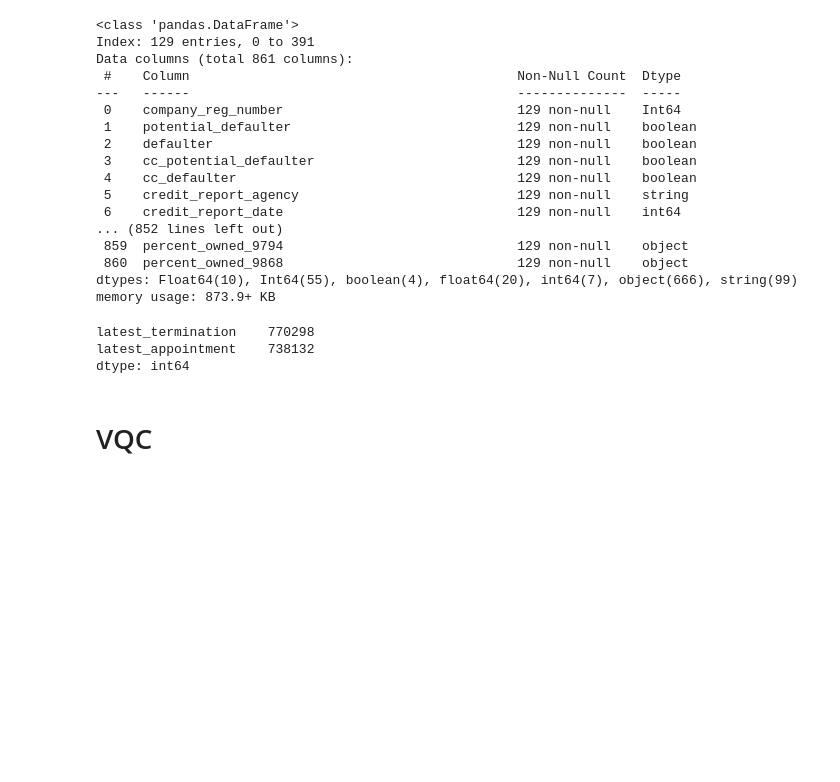
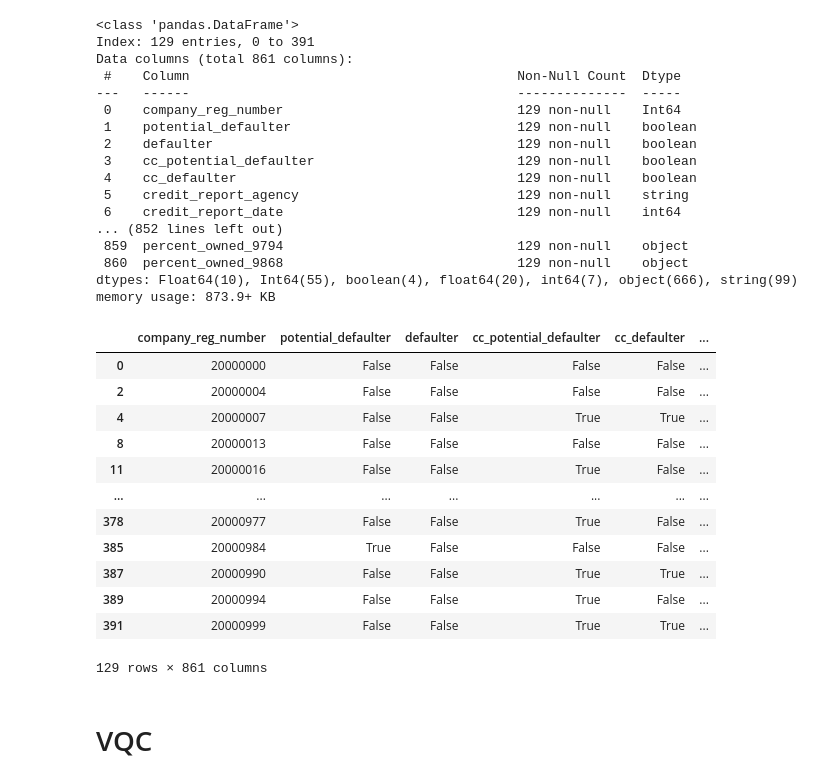
Before and after one commit to floatn/QML-for-finance, a Jupyter notebook: qml_code.ipynb, the cells around one changed output. Cells and saved outputs as stored; diff of their text form; code cells hidden in the pictures; blank space fills up the shorter version.

Commit message:
Added comments to latest code

```diff
--- a/qml_code.ipynb
+++ b/qml_code.ipynb
@@ -2125,13 +2129,23 @@ Data columns (total 861 columns):
 dtypes: Float64(10), Int64(55), boolean(4), float64(20), int64(7), object(666), string(99)
 memory usage: 873.9+ KB
 # %%
+# Filling NA data for Latest Termination feature
 cs6_df[['latest_termination', 'latest_appointment']].max()
-#cs6_df.replace({'latest_termination': 0}, cs6_df['latest_termination'].max() + 365, inplace=True)
-#cs6_df.replace({'latest_termination': 0}, cs6_df['latest_termination'].max() + 365, inplace=True)
+cs6_df.replace({'latest_termination': 0}, cs6_df['latest_termination'].max() + 365, inplace=True)
 # %% [output]
+|  | company_reg_number | potential_defaulter | defaulter | cc_potential_defaulter | cc_defaulter | ... |
+| 0 | 20000000 | False | False | False | False | ... |
+| 2 | 20000004 | False | False | False | False | ... |
+| 4 | 20000007 | False | False | True | True | ... |
+| 8 | 20000013 | False | False | False | False | ... |
+| 11 | 20000016 | False | False | True | False | ... |
+| ... | ... | ... | ... | ... | ... | ... |
+| 378 | 20000977 | False | False | True | False | ... |
+| 385 | 20000984 | True | False | False | False | ... |
+| 387 | 20000990 | False | False | True | True | ... |
+| 389 | 20000994 | False | False | True | False | ... |
+| 391 | 20000999 | False | False | True | True | ... |
-latest_termination    770298
-latest_appointment    738132
-dtype: int64
+129 rows × 861 columns
 # %%
 from sklearn.preprocessing import OneHotEncoder
 
```
Also changed, not shown: parts of 4 cells of this notebook.
